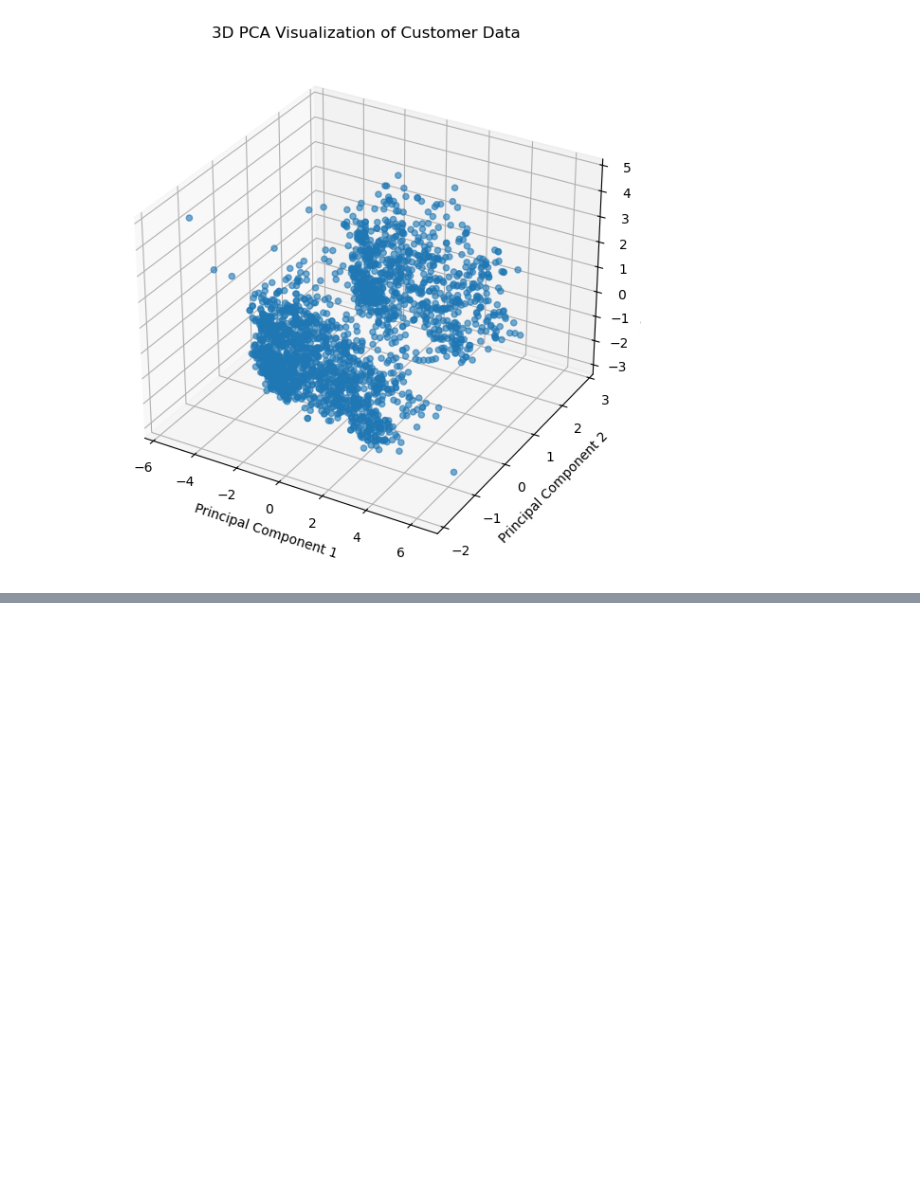
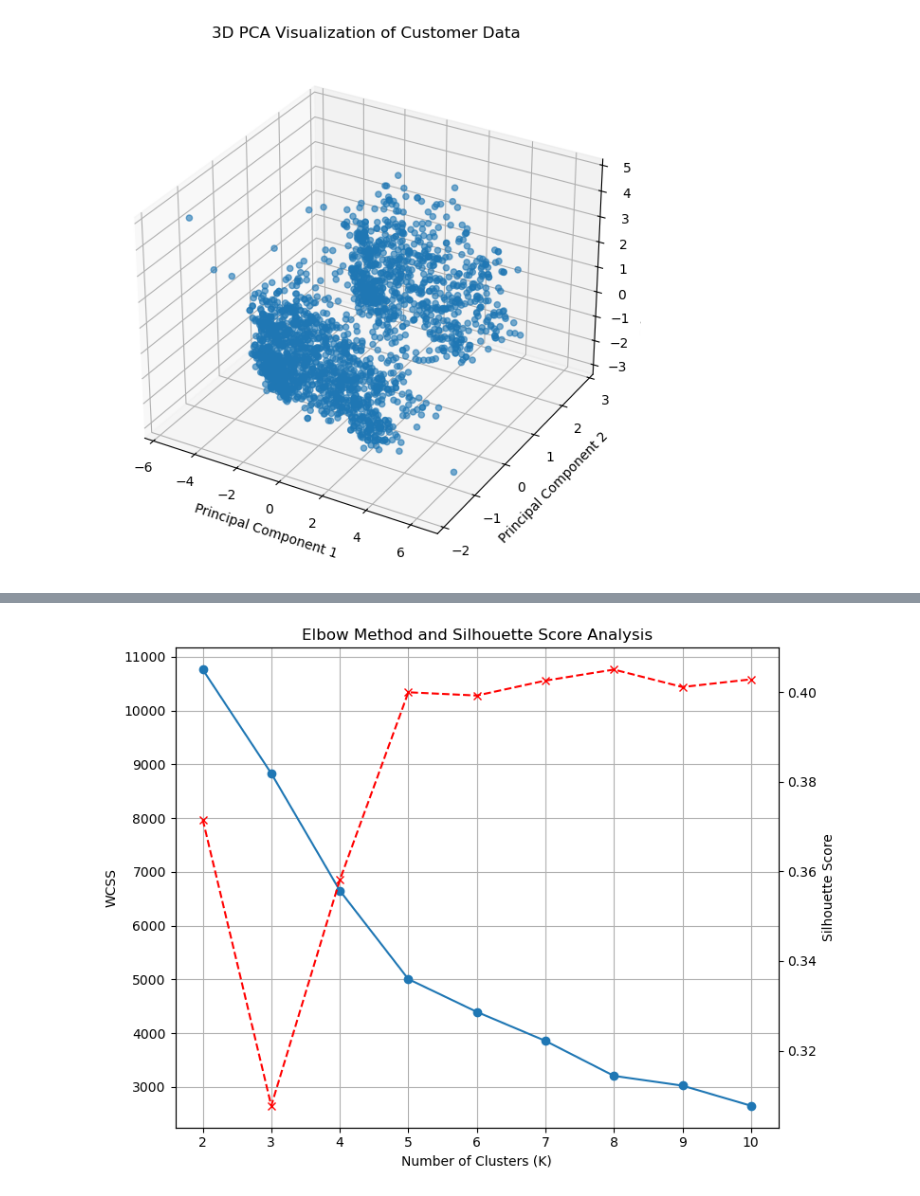
Before and after one commit to yashpal0502/SmartCart-Clustering-System, a Jupyter notebook: notebooks/01 - data_preprocessing.ipynb, the cells around one changed output, grey strips where cells are left out. Saved outputs shown, nothing was run; the diff lists cells and outputs as text; code cells hidden in the pictures; blank space fills up the shorter version.

```diff
--- a/notebooks/01 - data_preprocessing.ipynb
+++ b/notebooks/01 - data_preprocessing.ipynb
@@ -406,0 +499,49 @@ plt.show()
+# %%
+# Combined Plot
+
+k_range = range(2, 11)
+
+fig, ax1 = plt.subplots(figsize=(8, 6))
+
+# WCSS
+ax1.plot(
+    k_range,
+    wcss[1:],
+    marker="o",
+    label="WCSS"
+)
+
+ax1.set_xlabel("Number of Clusters (K)")
+ax1.set_ylabel("WCSS",)
+ax1.tick_params(axis="y")
+
+# Silhouette Score
+ax2 = ax1.twinx()
+
+ax2.plot(
+    k_range,
+    scores,
+    marker="x",
+    linestyle="--",
+    label="Silhouette Score",
+    color="red"
+)
+
+ax2.set_ylabel("Silhouette Score")
+ax2.tick_params(axis="y")
+
+plt.title("Elbow Method and Silhouette Score Analysis")
+ax1.set_xticks(range(2, 11))
+ax1.grid(True)
+
+plt.tight_layout()
+
+plt.savefig(
+    "../visualizations/clustering/k_analysis_combined.png",
+    dpi=150,
+    bbox_inches="tight"
+)
+
+plt.show()
+# %% [output]
+[figure, added]
```
Also changed, not shown: parts of 13 cells of this notebook, 3 other files.
